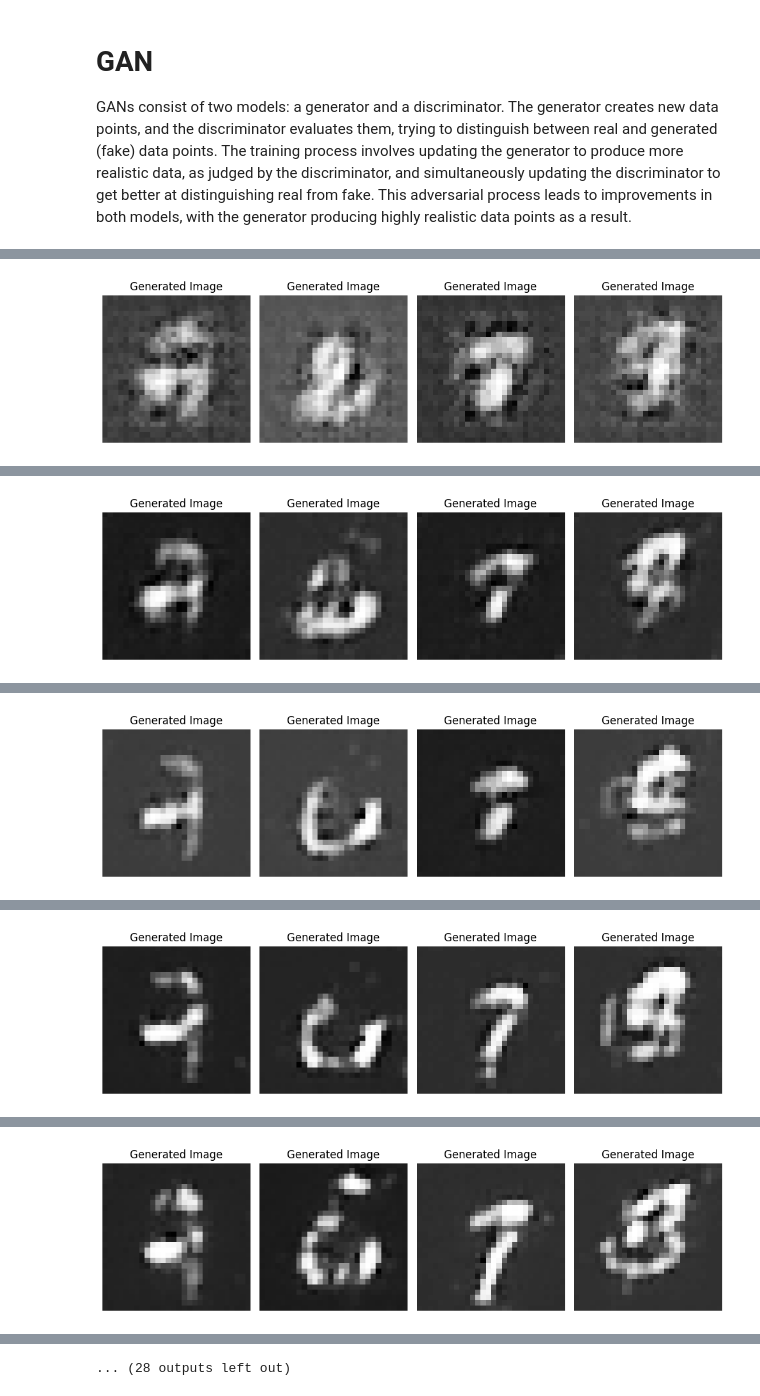
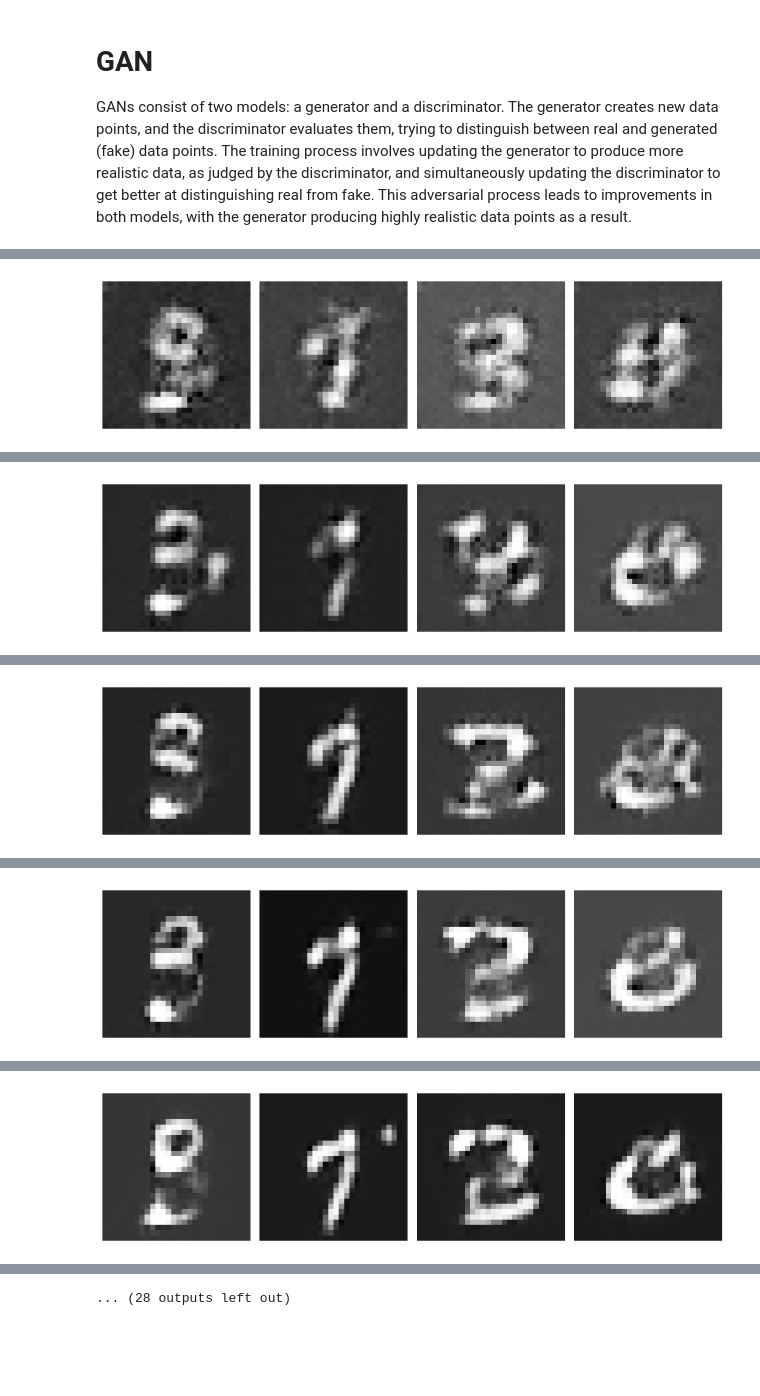
Before and after one commit to sehbeygi79/GAN-VAE, a Jupyter notebook: GAN-VAE.ipynb, the cells around one changed output, grey strips where cells are left out. Drawn from its saved outputs; the diff is of its cells as text; code cells hidden in the pictures; blank space fills up the shorter version.

```diff
--- a/GAN-VAE.ipynb
+++ b/GAN-VAE.ipynb
@@ -537,6 +559,12 @@ def train_gan(
                 optimizer_G.step()
                 ######################################################################
 
+#                 pbar.set_description(
+#                     "[epoch: {}/{}] [D loss: {:.4f}] [G loss: {:.4f}]".format(
+#                         epoch, num_epochs, d_loss.item(), g_loss.item()
+#                     )
+#                 )
+
             print("Generator Loss: {:.4f}".format(g_loss_total / len(dataloader)))
             print("Discriminator Loss: {:.4f}".format(d_loss_total / len(dataloader)))
 
@@ -546,7 +574,6 @@ def train_gan(
         plt.figure(figsize=(10, 60))
         for i in range(4):
             plt.subplot(1, 4, i + 1)
-            plt.title(f"Generated Image")
             plt.axis("off")
             plt.imshow(
                 recon_images[i].detach().cpu().reshape(img_shape[1], img_shape[2]),
@@ -556,7 +583,7 @@ def train_gan(
         plt.show()
     return generator, discriminator
 # %%
-generator, discriminator = train_gan(
-    dataloader=train_loader, latent_dim=100, learning_rate=2e-4, num_epochs=20
+generator_model, discriminator_model = train_gan(
+    dataloader=train_loader, latent_dim=64, learning_rate=3e-4, num_epochs=20
 )
 # %% [output]
@@ -566 +592 @@ Discriminator Loss: 0.2209
-[figure, old version]
+[figure, new version]
@@ -570 +595 @@ Discriminator Loss: 0.0717
-[figure, old version]
+[figure, new version]
@@ -574 +598 @@ Discriminator Loss: 0.1638
-[figure, old version]
+[figure, new version]
@@ -578 +601 @@ Discriminator Loss: 0.7929
-[figure, old version]
+[figure, new version]
@@ -582 +604 @@ Discriminator Loss: 0.3045
-[figure, old version]
+[figure, new version]
```
Also changed, not shown: parts of 12 cells of this notebook.
